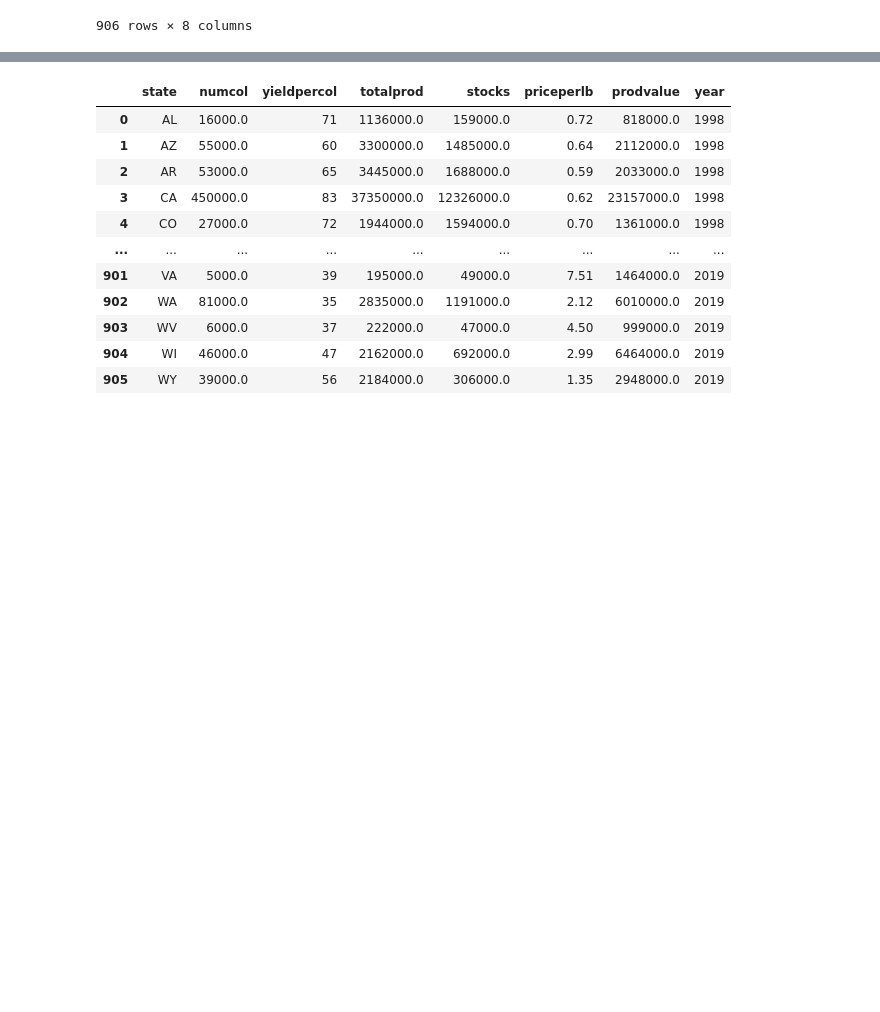
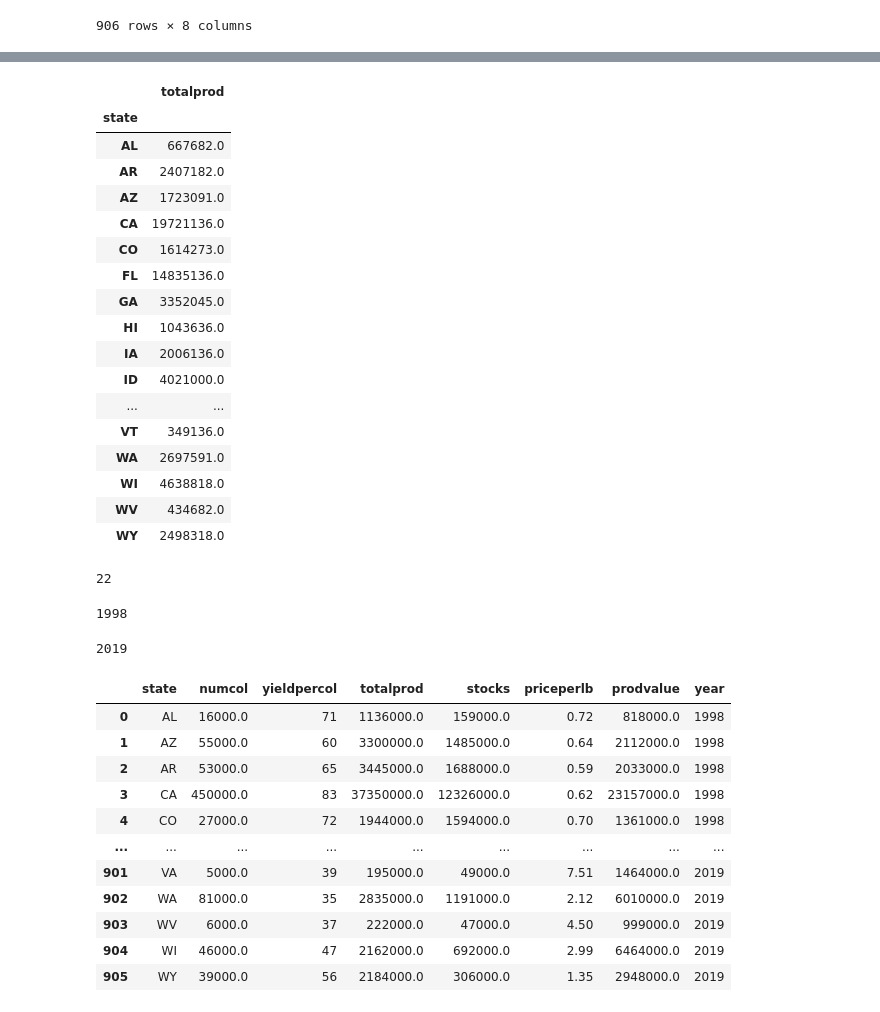
Before and after one commit to nataliaxmoreno/project-1-Group3, a Jupyter notebook: data sets/bee-code.ipynb, the cells around one changed output, grey strips where cells are left out. Saved outputs shown, nothing was run; the diff lists cells and outputs as text; code cells hidden in the pictures; blank space fills up the shorter version.

```diff
--- a/data sets/bee-code.ipynb
+++ b/data sets/bee-code.ipynb
@@ -26,3 +72,37 @@ bees_data
+# %%
+pd.DataFrame(bees_data.groupby("state")["totalprod"].mean().round())
+# %% [output]
+|  | totalprod |
+| state |  |
+| AL | 667682.0 |
+| AR | 2407182.0 |
+| AZ | 1723091.0 |
+| CA | 19721136.0 |
+| CO | 1614273.0 |
+| FL | 14835136.0 |
+| GA | 3352045.0 |
+| HI | 1043636.0 |
+| IA | 2006136.0 |
+| ID | 4021000.0 |
+| ... | ... |
+| VT | 349136.0 |
+| WA | 2697591.0 |
+| WI | 4638818.0 |
+| WV | 434682.0 |
+| WY | 2498318.0 |
+# %%
+#Count years in dataset
+bees_data['year'].nunique()
+# %% [output]
+22
+# %%
+bees_data['year'].min()
+# %% [output]
+1998
+# %%
+bees_data['year'].max()
+# %% [output]
+2019
 # %%
 pd.DataFrame(bees_data)
 # %% [output]
```
Also changed, not shown: parts of 9 cells of this notebook.
